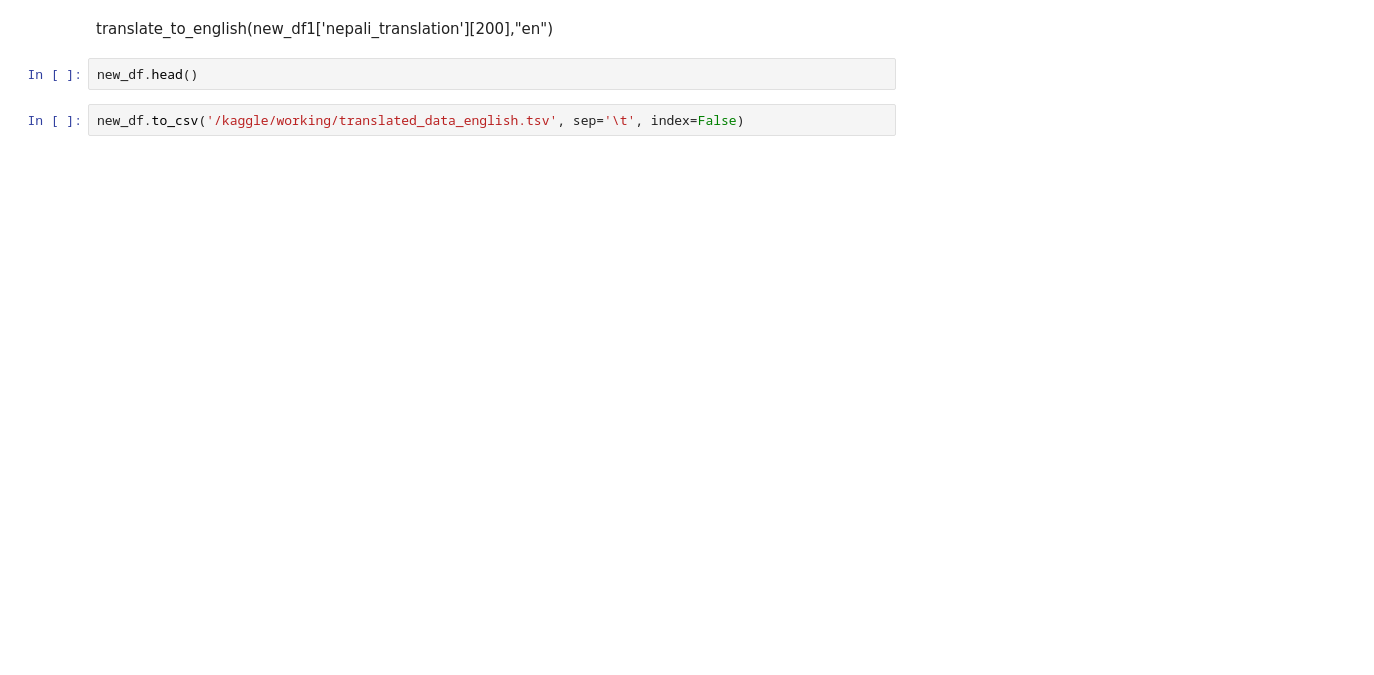
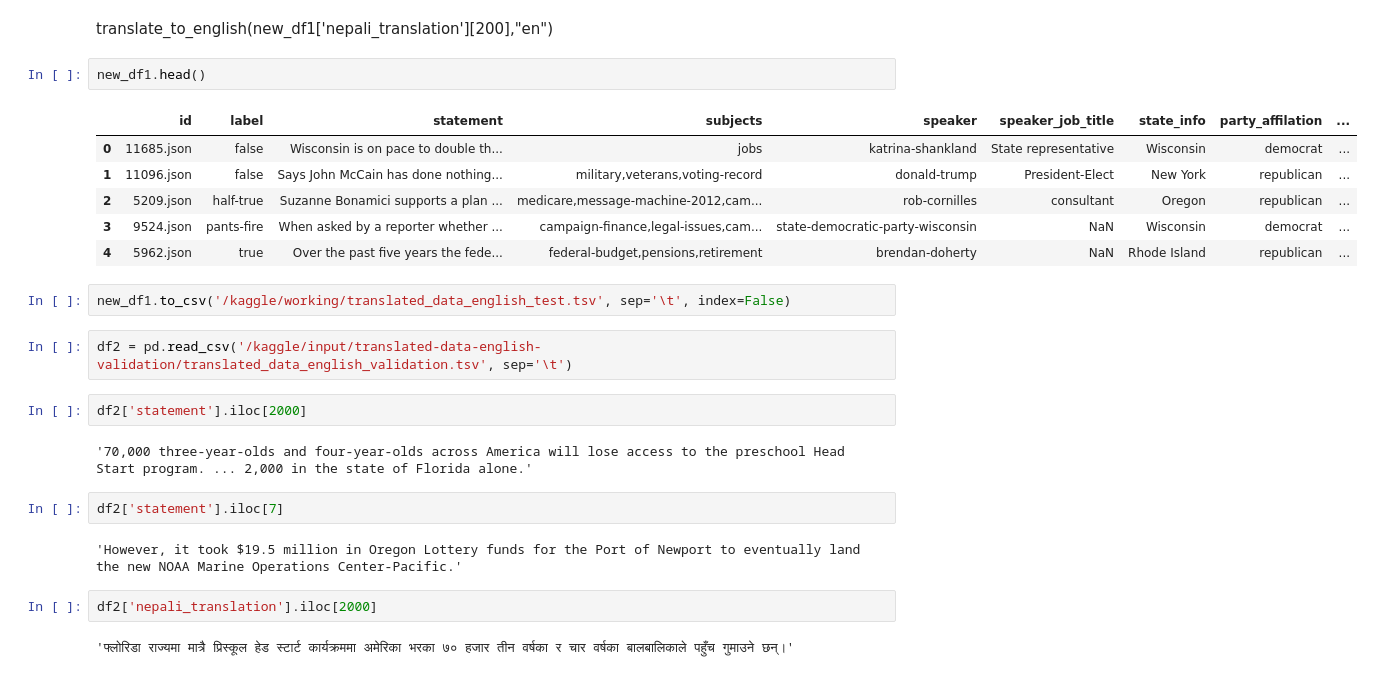
Before and after one commit to upama19/Nepali-News, a Jupyter notebook: nepali-news.ipynb, the cells around one changed output. Saved outputs shown, nothing was run; the diff lists cells and outputs as text; blank space fills up the shorter version.

```diff
--- a/nepali-news.ipynb
+++ b/nepali-news.ipynb
@@ -301,6 +309,27 @@ new_df1['english_translation'] = new_df1['nepali_translation'].apply(lambda x:Go
 # %% [markdown]
 translate_to_english(new_df1['nepali_translation'][200],"en")
 # %%
-new_df.head()
+new_df1.head()
+# %% [output]
+|  | id | label | statement | subjects | speaker | speaker_job_title | state_info | party_affilation | ... |
+| 0 | 11685.json | false | Wisconsin is on pace to double th... | jobs | katrina-shankland | State representative | Wisconsin | democrat | ... |
+| 1 | 11096.json | false | Says John McCain has done nothing... | military,veterans,voting-record | donald-trump | President-Elect | New York | republican | ... |
+| 2 | 5209.json | half-true | Suzanne Bonamici supports a plan ... | medicare,message-machine-2012,cam... | rob-cornilles | consultant | Oregon | republican | ... |
+| 3 | 9524.json | pants-fire | When asked by a reporter whether ... | campaign-finance,legal-issues,cam... | state-democratic-party-wisconsin | NaN | Wisconsin | democrat | ... |
+| 4 | 5962.json | true | Over the past five years the fede... | federal-budget,pensions,retirement | brendan-doherty | NaN | Rhode Island | republican | ... |
 # %%
-new_df.to_csv('/kaggle/working/translated_data_english.tsv', sep='\t', index=False)
+new_df1.to_csv('/kaggle/working/translated_data_english_test.tsv', sep='\t', index=False)
+# %%
+df2 = pd.read_csv('/kaggle/input/translated-data-english-validation/translated_data_english_validation.tsv', sep='\t')
+# %%
+df2['statement'].iloc[2000]
+# %% [output]
+'70,000 three-year-olds and four-year-olds across America will lose access to the preschool Head Start program. ... 2,000 in the state of Florida alone.'
+# %%
+df2['statement'].iloc[7]
+# %% [output]
+'However, it took $19.5 million in Oregon Lottery funds for the Port of Newport to eventually land the new NOAA Marine Operations Center-Pacific.'
+# %%
+df2['nepali_translation'].iloc[2000]
+# %% [output]
+'फ्लोरिडा राज्यमा मात्रै प्रिस्कूल हेड स्टार्ट कार्यक्रममा अमेरिका भरका ७० हजार तीन वर्षका र चार वर्षका बालबालिकाले पहुँच गुमाउने छन्।'
```
Also changed, not shown: parts of 55 cells of this notebook.
